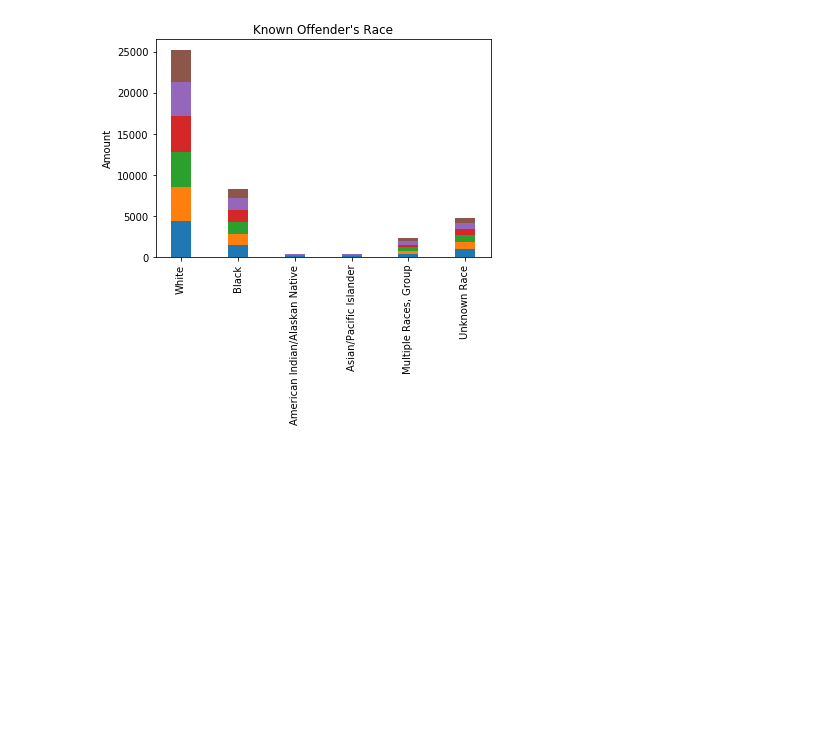
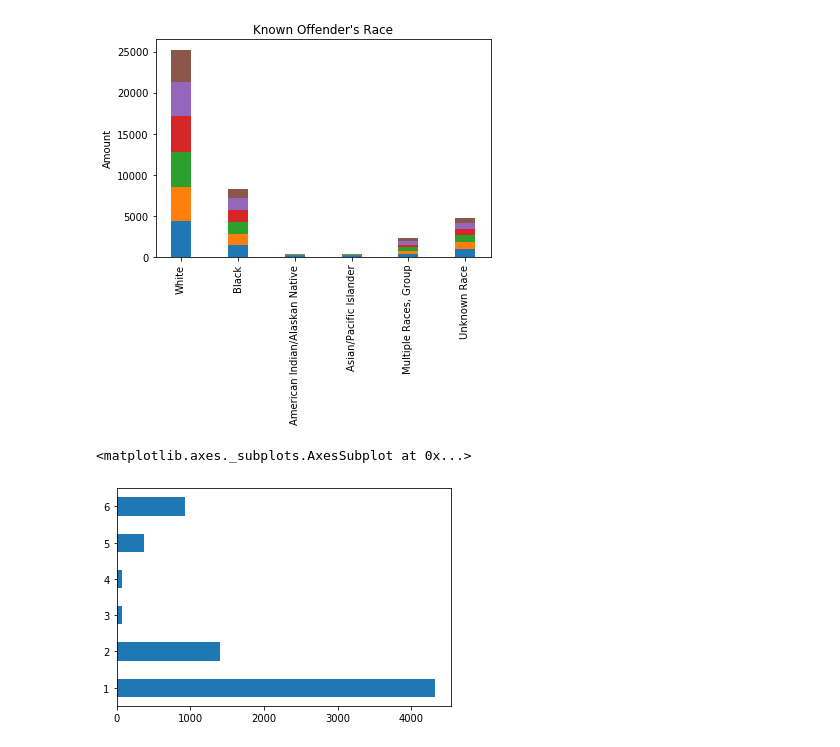
Before and after one commit to helenhc/Crime-Hate-Crime, a Jupyter notebook: 2004-2009.ipynb, the cells around one changed output. Drawn from its saved outputs; the diff is of its cells as text; code cells hidden in the pictures; blank space fills up the shorter version.

```diff
--- a/2004-2009.ipynb
+++ b/2004-2009.ipynb
@@ -230,3 +230,10 @@ plt.xticks(ind, known_offender2004['Table 9'].iloc[1:], rotation=90)
 plt.show()
 # %% [output]
 [figure]
+# %%
+#plt.barh([offender2004,offender2005], width)
+firstone = known_offender2004['Unnamed: 1'].iloc[1:].plot(kind='barh')
+known_offender2005['Unnamed: 1'].iloc[1:].plot(ax=firstone,kind='barh')
+# %% [output]
+<matplotlib.axes._subplots.AxesSubplot at 0x...>
+[figure, added]
```
Also changed, not shown: parts of 9 cells of this notebook.
